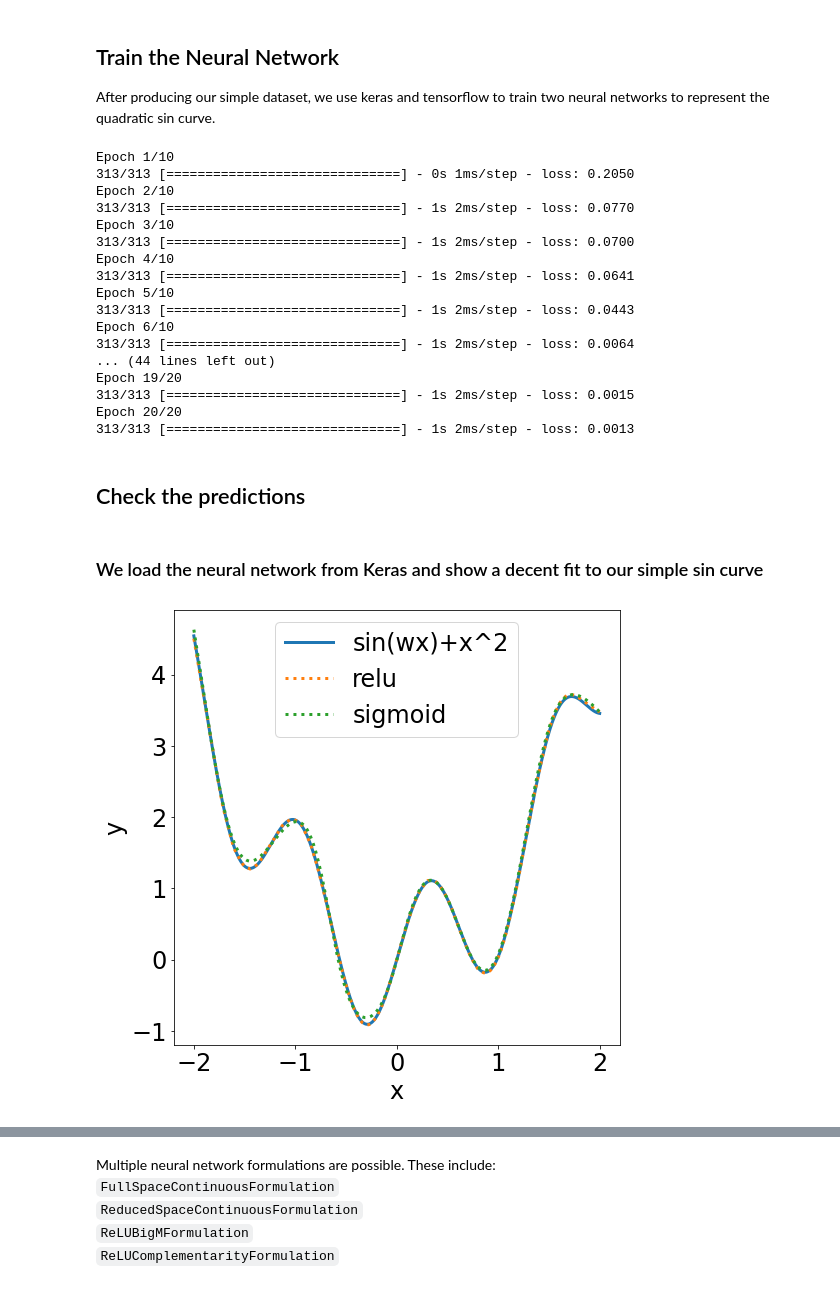
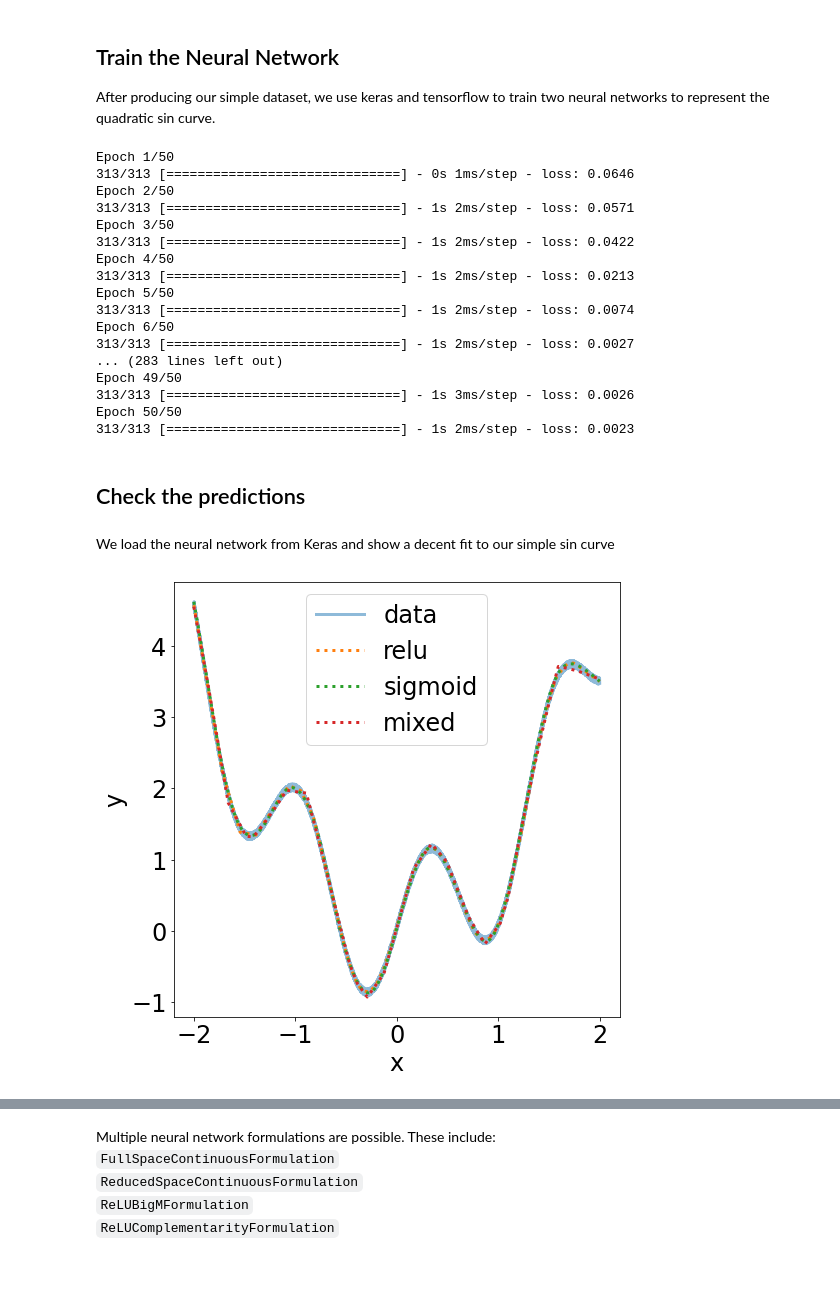
Before and after one commit to chrismarquez/OMLT, a Jupyter notebook: docs/notebooks/neuralnet/formulate_neural_networks.ipynb, the cells around one changed output, grey strips where cells are left out. Cells and saved outputs as stored; diff of their text form; code cells hidden in the pictures.

```diff
--- a/docs/notebooks/neuralnet/formulate_neural_networks.ipynb
+++ b/docs/notebooks/neuralnet/formulate_neural_networks.ipynb
@@ -94,7 +94,6 @@ After producing our simple dataset, we use keras and tensorflow to train two neu
 #relu neural network
 model1 = Sequential(name='sin_wave_relu')
 model1.add(Input(1))
-model1.add(Dense(100, activation='relu'))
 model1.add(Dense(100, activation='relu'))
 model1.add(Dense(100, activation='relu'))
 model1.add(Dense(1))
@@ -105,30 +104,38 @@ model2 = Sequential(name='sin_wave_sigmoid')
 model2.add(Input(1))
 model2.add(Dense(100, activation='sigmoid'))
 model2.add(Dense(100, activation='sigmoid'))
-model2.add(Dense(100, activation='sigmoid'))
 model2.add(Dense(1))
 model2.compile(optimizer=Adam(), loss='mse')
+
+#mixed neural network
+model3 = Sequential(name='sin_wave_sigmoid')
+model3.add(Input(1))
+model3.add(Dense(100, activation='sigmoid'))
+model3.add(Dense(100, activation='relu'))
+model3.add(Dense(1))
+model3.compile(optimizer=Adam(), loss='mse')
 # %%
-history1 = model1.fit(x=df['x_scaled'], y=df['y_scaled'],verbose=1, epochs=10)
-history2 = model2.fit(x=df['x_scaled'], y=df['y_scaled'],verbose=1, epochs=20)
+history1 = model1.fit(x=df['x_scaled'], y=df['y_scaled'],verbose=1, epochs=50)
+history2 = model2.fit(x=df['x_scaled'], y=df['y_scaled'],verbose=1, epochs=50)
+history3 = model3.fit(x=df['x_scaled'], y=df['y_scaled'],verbose=1, epochs=50)
 # %% [output]
-Epoch 1/10
-313/313 [==============================] - 0s 1ms/step - loss: 0.2050
-Epoch 2/10
-313/313 [==============================] - 1s 2ms/step - loss: 0.0770
-Epoch 3/10
-313/313 [==============================] - 1s 2ms/step - loss: 0.0700
-Epoch 4/10
-313/313 [==============================] - 1s 2ms/step - loss: 0.0641
-Epoch 5/10
-313/313 [==============================] - 1s 2ms/step - loss: 0.0443
-Epoch 6/10
-313/313 [==============================] - 1s 2ms/step - loss: 0.0064
-... (44 lines left out)
-Epoch 19/20
-313/313 [==============================] - 1s 2ms/step - loss: 0.0015
-Epoch 20/20
-313/313 [==============================] - 1s 2ms/step - loss: 0.0013
+Epoch 1/50
+313/313 [==============================] - 0s 1ms/step - loss: 0.0646
+Epoch 2/50
+313/313 [==============================] - 1s 2ms/step - loss: 0.0571
+Epoch 3/50
+313/313 [==============================] - 1s 2ms/step - loss: 0.0422
+Epoch 4/50
+313/313 [==============================] - 1s 2ms/step - loss: 0.0213
+Epoch 5/50
+313/313 [==============================] - 1s 2ms/step - loss: 0.0074
+Epoch 6/50
+313/313 [==============================] - 1s 2ms/step - loss: 0.0027
+... (283 lines left out)
+Epoch 49/50
+313/313 [==============================] - 1s 3ms/step - loss: 0.0026
+Epoch 50/50
+313/313 [==============================] - 1s 2ms/step - loss: 0.0023
 # %% [markdown]
 ## Check the predictions
 # %%
@@ -137,16 +144,20 @@ y_predict_relu = y_predict_scaled_relu*(std_data['y']) + mean_data['y']
 
 y_predict_scaled_sigmoid = model2.predict(x=df['x_scaled'])
 y_predict_sigmoid = y_predict_scaled_sigmoid*(std_data['y']) + mean_data['y']
+
+y_predict_scaled_mixed = model3.predict(x=df['x_scaled'])
+y_predict_mixed = y_predict_scaled_mixed*(std_data['y']) + mean_data['y']
 # %% [markdown]
-### We load the neural network from Keras and show a decent fit to our simple sin curve
+We load the neural network from Keras and show a decent fit to our simple sin curve
 # %%
 fig,ax = plt.subplots(1,figsize = (8,8))
-ax.plot(x,y,linewidth = 3.0,label = "sin(wx)+x^2")
+ax.plot(x,y,linewidth = 3.0,label = "data", alpha = 0.5)
 ax.plot(x,y_predict_relu,linewidth = 3.0,linestyle="dotted",label = "relu")
 ax.plot(x,y_predict_sigmoid,linewidth = 3.0,linestyle="dotted",label = "sigmoid")
+ax.plot(x,y_predict_mixed,linewidth = 3.0,linestyle="dotted",label = "mixed")
 plt.xlabel("x")
 plt.ylabel("y")
 plt.legend();
 # %% [output]
-[figure, old version]
+[figure, new version]
 # %% [markdown]
```
Also changed, not shown: parts of 32 cells of this notebook.
